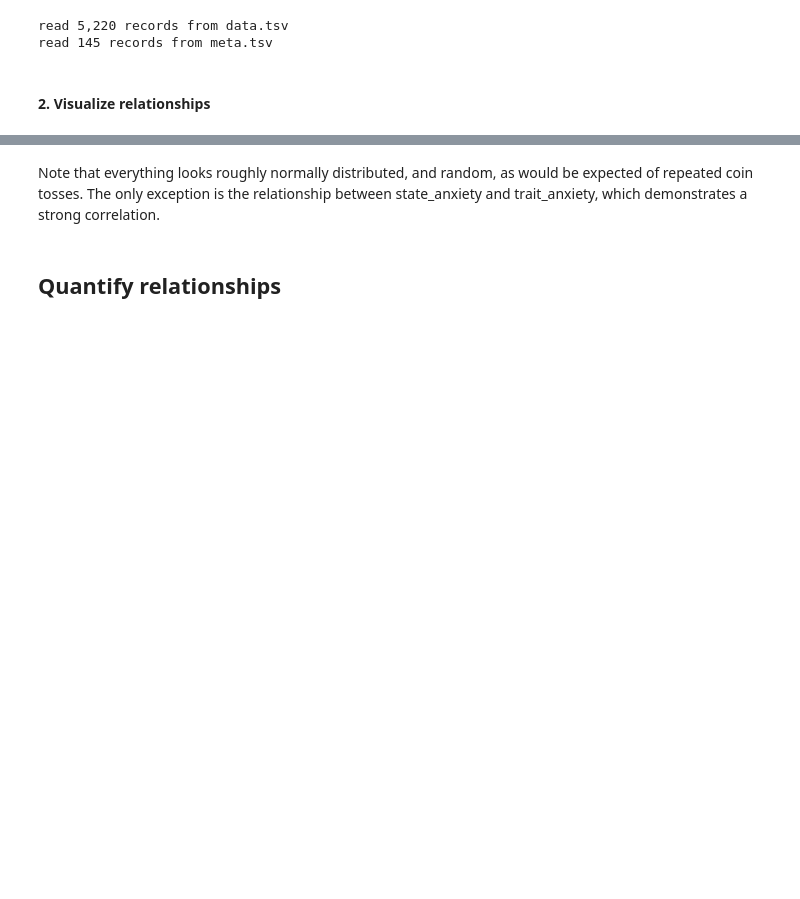
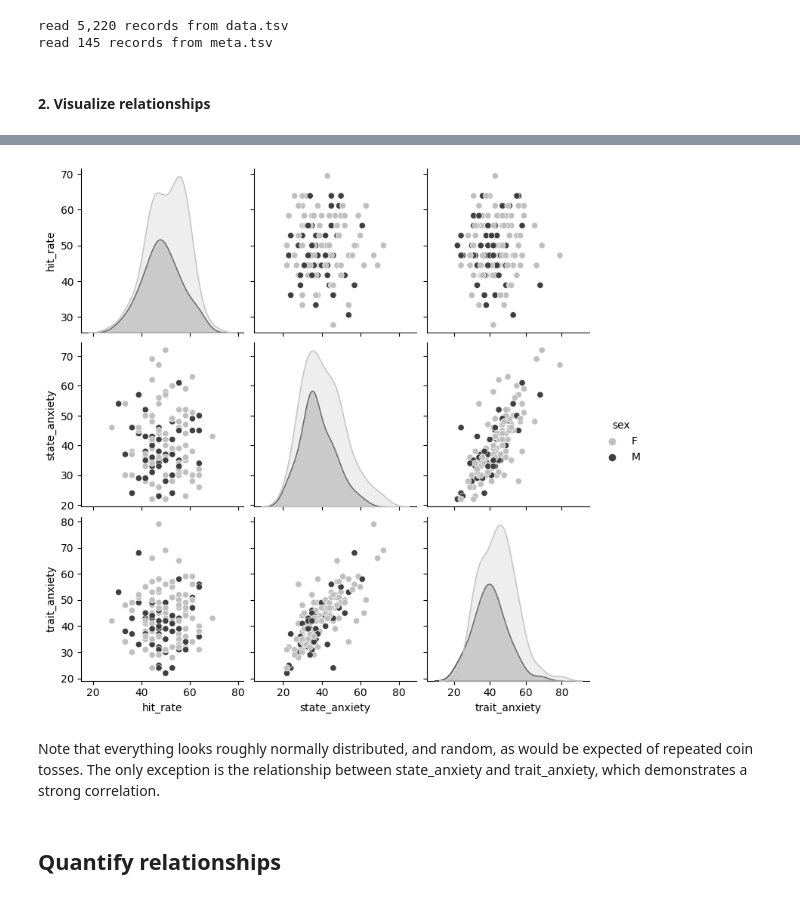
Before and after one commit to mfschmidt/arora_precog, a Jupyter notebook: 03_analyze_data.ipynb, the cells around one changed output, grey strips where cells are left out. Cells and saved outputs as stored; diff of their text form; code cells hidden in the pictures; blank space fills up the shorter version.

```diff
--- a/03_analyze_data.ipynb
+++ b/03_analyze_data.ipynb
@@ -44,3 +45,9 @@ sns.pairplot(meta[['hit_rate', 'state_anxiety', 'trait_anxiety', 'sex']], hue='s
+# %%
+grid = sns.pairplot(meta[['hit_rate', 'state_anxiety', 'trait_anxiety', 'sex']],
+                    hue='sex', palette=common.mid_grays_palette)
+grid.savefig("figure_2_pairplot_by_sex_grayscale.png")
+# %% [output]
+[figure, added]
 # %% [markdown]
 Note that everything looks roughly normally distributed, and random, as would be expected of repeated coin tosses. The only exception is the relationship between state_anxiety and trait_anxiety, which demonstrates a strong correlation.
 # %% [markdown]
```
Also changed, not shown: parts of 5 cells of this notebook.
